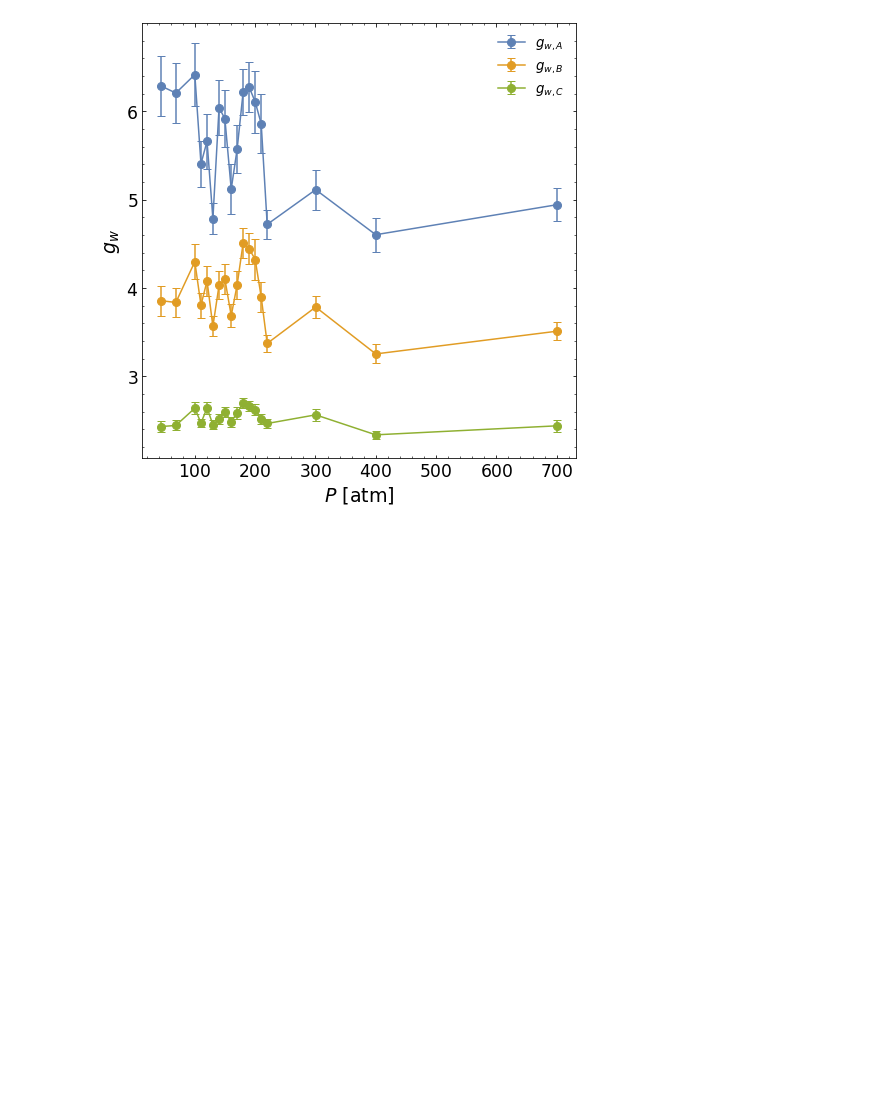
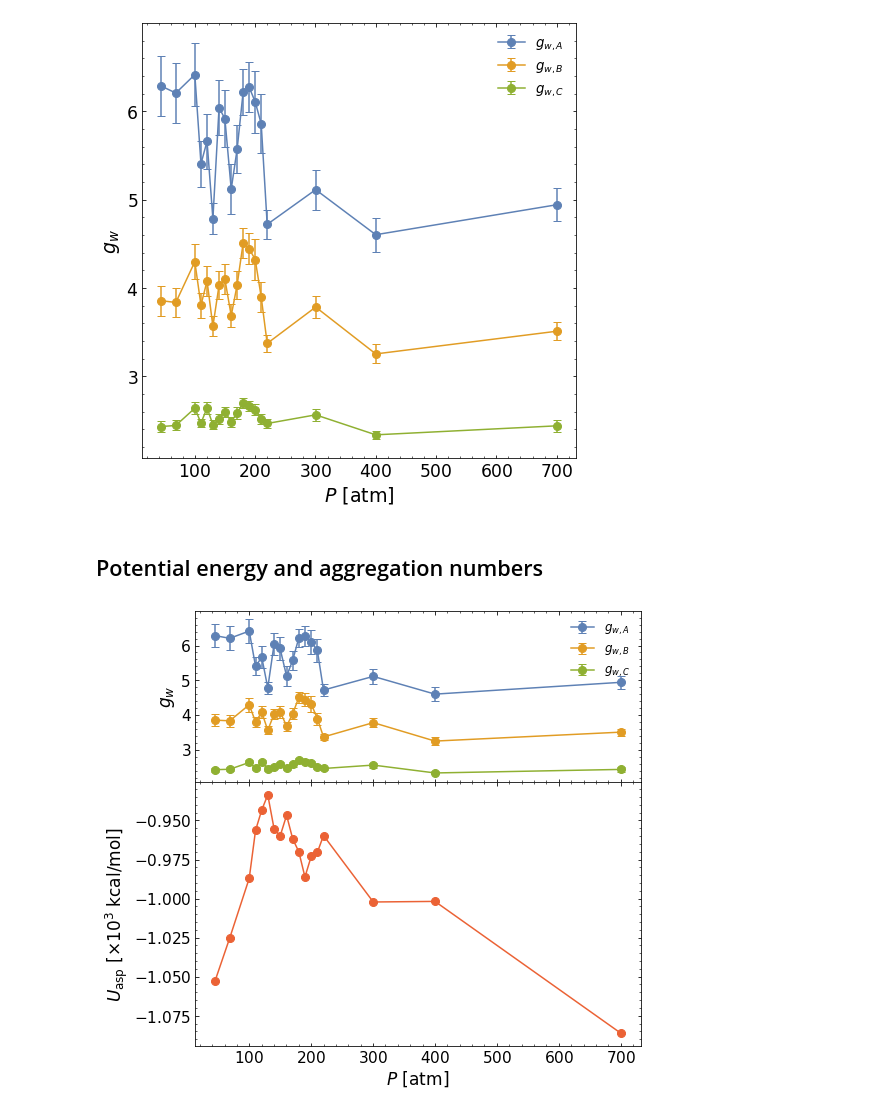
Before and after one commit to profesorperez/asphaltene_depressurization, a Jupyter notebook: asphaltene_energy_contributions.ipynb, the cells around one changed output. Cells and saved outputs as stored; diff of their text form; code cells hidden in the pictures; blank space fills up the shorter version.

```diff
--- a/asphaltene_energy_contributions.ipynb
+++ b/asphaltene_energy_contributions.ipynb
@@ -734,3 +742,35 @@ plt.legend(loc='upper right', fontsize=0.7*ft, frameon=False)
 plt.show()
 # %% [output]
 [figure]
+# %% [markdown]
+## Potential energy and aggregation numbers
+# %%
+lft = 17
+fig = plt.figure(figsize=(8,8))
+(ax1, ax2) = fig.subplots(2, 1, sharex=True, gridspec_kw = {'height_ratios':[0.65,1]})
+
+ax1.set_prop_cycle(color=colors)
+ax1.errorbar(pressure, gwA_mean, yerr = gwA_err, capsize=4, fmt = '-o', markersize=8, label="$g_{w,A}$")
+ax1.errorbar(pressure, gwB_mean, yerr = gwB_err, capsize=4, fmt = '-o', markersize=8, label="$g_{w,B}$")
+ax1.errorbar(pressure, gwC_mean, yerr = gwC_err, capsize=4, fmt = '-o', markersize=8, label="$g_{w,C}$")
+ax1.minorticks_on()
+ax1.tick_params(which='both', labelsize=0.9*lft, direction="in", right=True, top=True)
+ax1.set_ylabel(r'$g_w$', fontsize=lft)
+ax1.legend(loc='upper right', fontsize=0.7*lft, frameon=False)
+
+ax2.set_prop_cycle(color=colors)
+ax2.errorbar(pressure, pe_mean, yerr = pe_err, capsize=4, fmt = '-o', markersize=8, color=colors[3])
+ax2.minorticks_on()
+ax2.tick_params(which='both', labelsize=0.9*lft, direction="in", right=True, top=True)
+ax2.set_ylabel(r'$U_\mathrm{asp} \ [\times 10^3 \ \mathrm{kcal/mol}]$', fontsize=lft)
+ax2.set_xlabel(r'$P \ [\mathrm{atm}]$', fontsize=lft)
+ax2.xaxis.get_major_formatter()._usetex = True
+ax2.yaxis.get_major_formatter()._usetex = True
+
+fig.subplots_adjust(hspace=0)
+
+# plt.savefig('../plots/pe+gw.png', dpi=300, transparent=True, bbox_inches='tight')
+
+plt.show()
+# %% [output]
+[figure, added]
```
Also changed, not shown: parts of 8 cells of this notebook, 1 other file.
